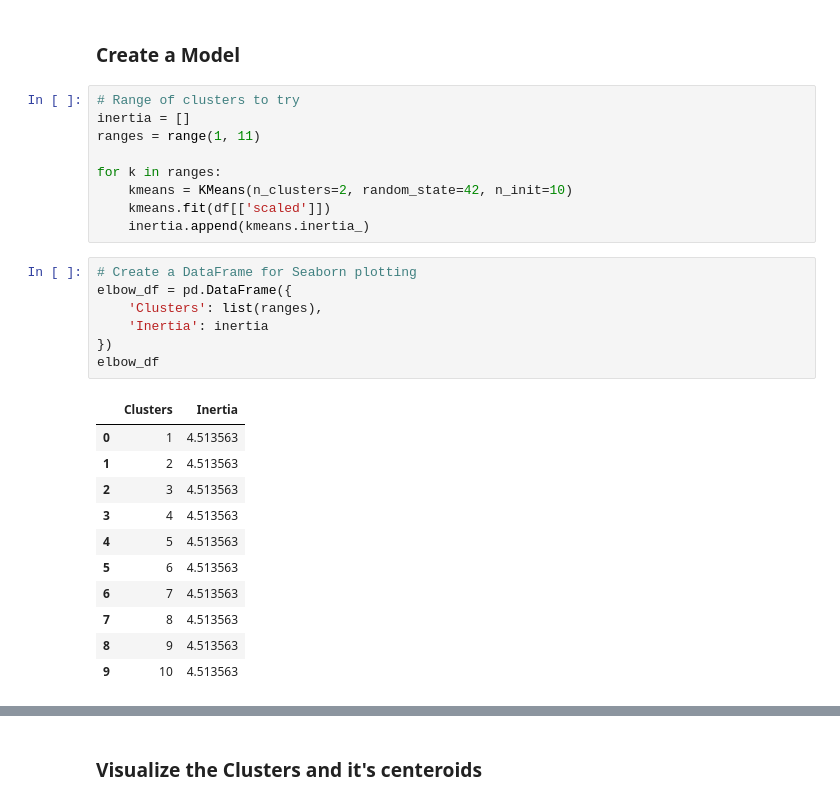
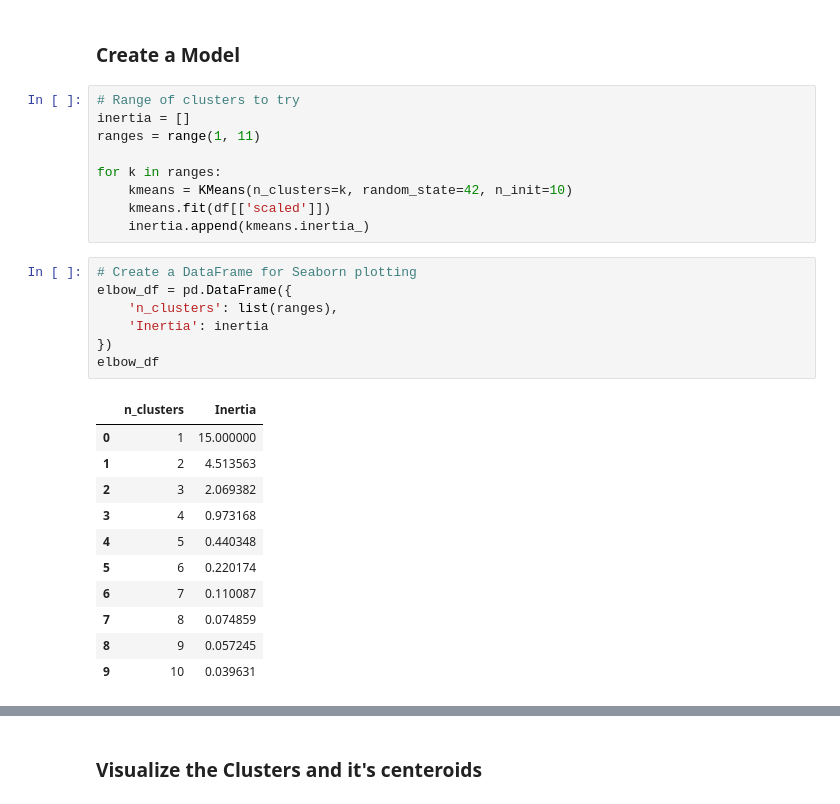
Before and after one commit to Namachivayam2001/ML-Tutorials, a Jupyter notebook: K-Means.ipynb, the cells around one changed output, grey strips where cells are left out. Cells and saved outputs as stored; diff of their text form.

```diff
--- a/K-Means.ipynb
+++ b/K-Means.ipynb
@@ -169,28 +169,28 @@ inertia = []
 ranges = range(1, 11)
 
 for k in ranges:
-    kmeans = KMeans(n_clusters=2, random_state=42, n_init=10)
+    kmeans = KMeans(n_clusters=k, random_state=42, n_init=10)
     kmeans.fit(df[['scaled']])
     inertia.append(kmeans.inertia_)
 # %%
 # Create a DataFrame for Seaborn plotting
 elbow_df = pd.DataFrame({
-    'Clusters': list(ranges),
+    'n_clusters': list(ranges),
     'Inertia': inertia
 })
 elbow_df
 # %% [output]
-|  | Clusters | Inertia |
-| 0 | 1 | 4.513563 |
+|  | n_clusters | Inertia |
+| 0 | 1 | 15.000000 |
 | 1 | 2 | 4.513563 |
-| 2 | 3 | 4.513563 |
-| 3 | 4 | 4.513563 |
-| 4 | 5 | 4.513563 |
-| 5 | 6 | 4.513563 |
-| 6 | 7 | 4.513563 |
-| 7 | 8 | 4.513563 |
-| 8 | 9 | 4.513563 |
-| 9 | 10 | 4.513563 |
+| 2 | 3 | 2.069382 |
+| 3 | 4 | 0.973168 |
+| 4 | 5 | 0.440348 |
+| 5 | 6 | 0.220174 |
+| 6 | 7 | 0.110087 |
+| 7 | 8 | 0.074859 |
+| 8 | 9 | 0.057245 |
+| 9 | 10 | 0.039631 |
 # %%
 # Plot the Elbow Method chart
 plt.figure(figsize=(8, 5))
```
Also changed, not shown: parts of 5 cells of this notebook.
